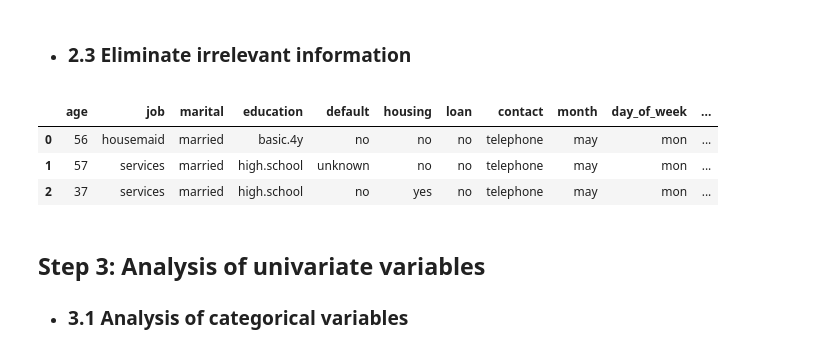
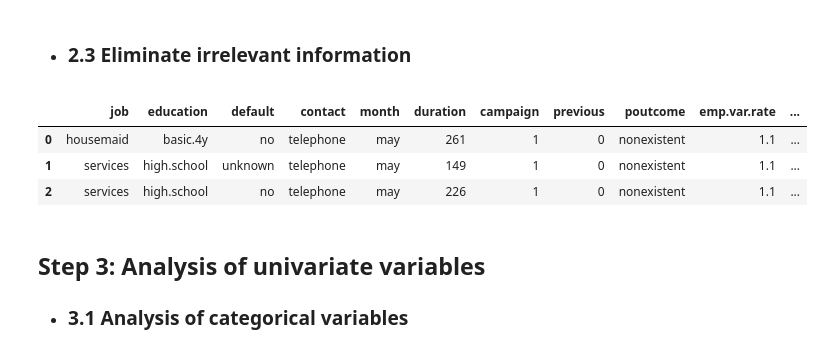
Before and after one commit to Fer-romer/fer-romer-logistic-regression, a Jupyter notebook: src/explore.ipynb, the cells around one changed output. Drawn from its saved outputs; the diff is of its cells as text; code cells hidden in the pictures.

```diff
--- a/src/explore.ipynb
+++ b/src/explore.ipynb
@@ -134,16 +134,16 @@ The number of duplicate values in the dataset is 0
 # %%
 # Eliminate irrelevant columns
 
-filt_df.drop(["pdays"],
+filt_df.drop(["pdays", "age", "day_of_week", "housing", "loan", "marital"],
                     axis = "columns",
                         inplace = True)
 
 filt_df.head(3)
 # %% [output]
-|  | age | job | marital | education | default | housing | loan | contact | month | day_of_week | ... |
-| 0 | 56 | housemaid | married | basic.4y | no | no | no | telephone | may | mon | ... |
-| 1 | 57 | services | married | high.school | unknown | no | no | telephone | may | mon | ... |
-| 2 | 37 | services | married | high.school | no | yes | no | telephone | may | mon | ... |
+|  | job | education | default | contact | month | duration | campaign | previous | poutcome | emp.var.rate | ... |
+| 0 | housemaid | basic.4y | no | telephone | may | 261 | 1 | 0 | nonexistent | 1.1 | ... |
+| 1 | services | high.school | unknown | telephone | may | 149 | 1 | 0 | nonexistent | 1.1 | ... |
+| 2 | services | high.school | no | telephone | may | 226 | 1 | 0 | nonexistent | 1.1 | ... |
 # %% [markdown]
 ## Step 3: Analysis of univariate variables
 
```
Also changed, not shown: parts of 22 cells of this notebook, 4 other files.
